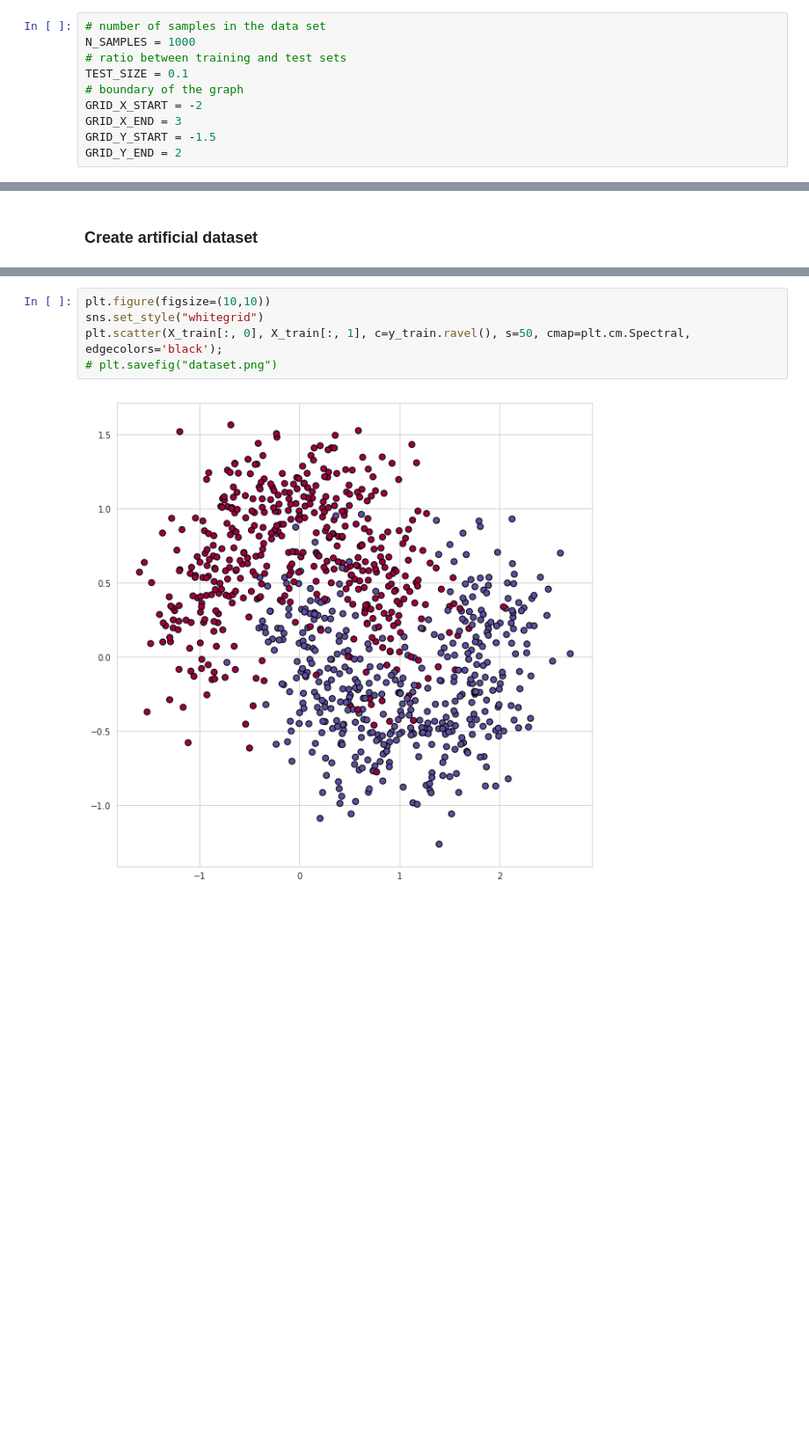
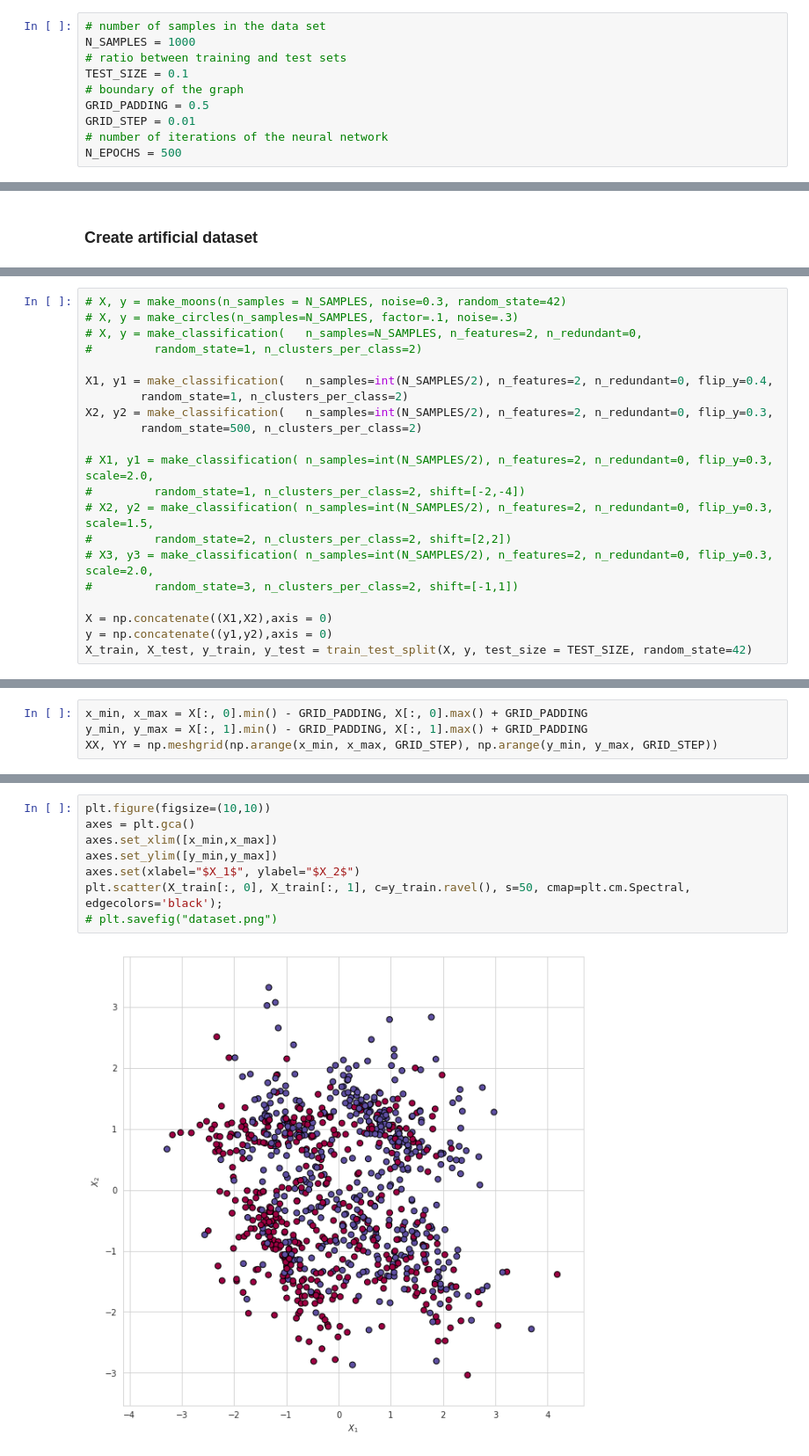
Before and after one commit to SkalskiP/ILearnDeepLearning.py, a Jupyter notebook: 02_exploring_overfitting/Exploring overfitting.ipynb, the cells around one changed output, grey strips where cells are left out. Shown: that part at 88% size. Saved outputs shown, nothing was run; the diff lists cells and outputs as text; blank space fills up the shorter version.

```diff
--- a/02_exploring_overfitting/Exploring overfitting.ipynb
+++ b/02_exploring_overfitting/Exploring overfitting.ipynb
@@ -21,7 +30,7 @@ N_SAMPLES = 1000
 # ratio between training and test sets
 TEST_SIZE = 0.1
 # boundary of the graph
-GRID_X_START = -2
-GRID_X_END = 3
-GRID_Y_START = -1.5
-GRID_Y_END = 2
+GRID_PADDING = 0.5
+GRID_STEP = 0.01
+# number of iterations of the neural network
+N_EPOCHS = 500
@@ -38,0 +39,21 @@ X_train, X_test, y_train, y_test = train_test_split(X, y, test_size = TEST_SIZE,
+# %%
+# X, y = make_moons(n_samples = N_SAMPLES, noise=0.3, random_state=42)
+# X, y = make_circles(n_samples=N_SAMPLES, factor=.1, noise=.3)
+# X, y = make_classification(	n_samples=N_SAMPLES, n_features=2, n_redundant=0,
+#         random_state=1, n_clusters_per_class=2)
+
+X1, y1 = make_classification(	n_samples=int(N_SAMPLES/2), n_features=2, n_redundant=0, flip_y=0.4,
+        random_state=1, n_clusters_per_class=2)
+X2, y2 = make_classification(	n_samples=int(N_SAMPLES/2), n_features=2, n_redundant=0, flip_y=0.3,
+        random_state=500, n_clusters_per_class=2)
+
+# X1, y1 = make_classification(	n_samples=int(N_SAMPLES/2), n_features=2, n_redundant=0, flip_y=0.3, scale=2.0,
+#         random_state=1, n_clusters_per_class=2, shift=[-2,-4])
+# X2, y2 = make_classification(	n_samples=int(N_SAMPLES/2), n_features=2, n_redundant=0, flip_y=0.3, scale=1.5,
+#         random_state=2, n_clusters_per_class=2, shift=[2,2])
+# X3, y3 = make_classification(	n_samples=int(N_SAMPLES/2), n_features=2, n_redundant=0, flip_y=0.3, scale=2.0,
+#         random_state=3, n_clusters_per_class=2, shift=[-1,1])
+
+X = np.concatenate((X1,X2),axis = 0)
+y = np.concatenate((y1,y2),axis = 0)
+X_train, X_test, y_train, y_test = train_test_split(X, y, test_size = TEST_SIZE, random_state=42)
@@ -38,0 +62,4 @@ X_train, X_test, y_train, y_test = train_test_split(X, y, test_size = TEST_SIZE,
+# %%
+x_min, x_max = X[:, 0].min() - GRID_PADDING, X[:, 0].max() + GRID_PADDING
+y_min, y_max = X[:, 1].min() - GRID_PADDING, X[:, 1].max() + GRID_PADDING
+XX, YY = np.meshgrid(np.arange(x_min, x_max, GRID_STEP), np.arange(y_min, y_max, GRID_STEP))
@@ -39,8 +83,11 @@ X_train, X_test, y_train, y_test = train_test_split(X, y, test_size = TEST_SIZE,
 # %%
 plt.figure(figsize=(10,10))
-sns.set_style("whitegrid")
+axes = plt.gca()
+axes.set_xlim([x_min,x_max])
+axes.set_ylim([y_min,y_max])
+axes.set(xlabel="$X_1$", ylabel="$X_2$")
 plt.scatter(X_train[:, 0], X_train[:, 1], c=y_train.ravel(), s=50, cmap=plt.cm.Spectral, edgecolors='black');
 # plt.savefig("dataset.png")
 # %% [output]
-[figure, old version]
+[figure, new version]
 # %% [markdown]
```
Also changed, not shown: parts of 21 cells of this notebook.
